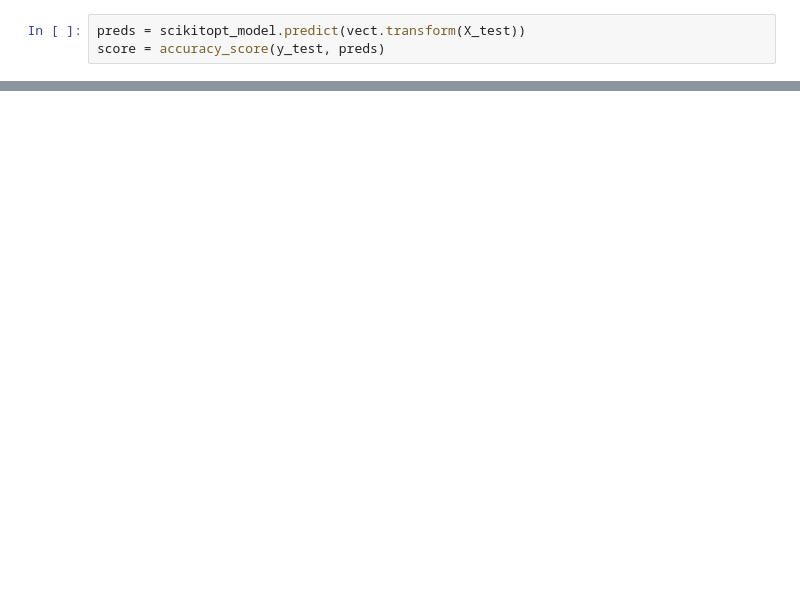
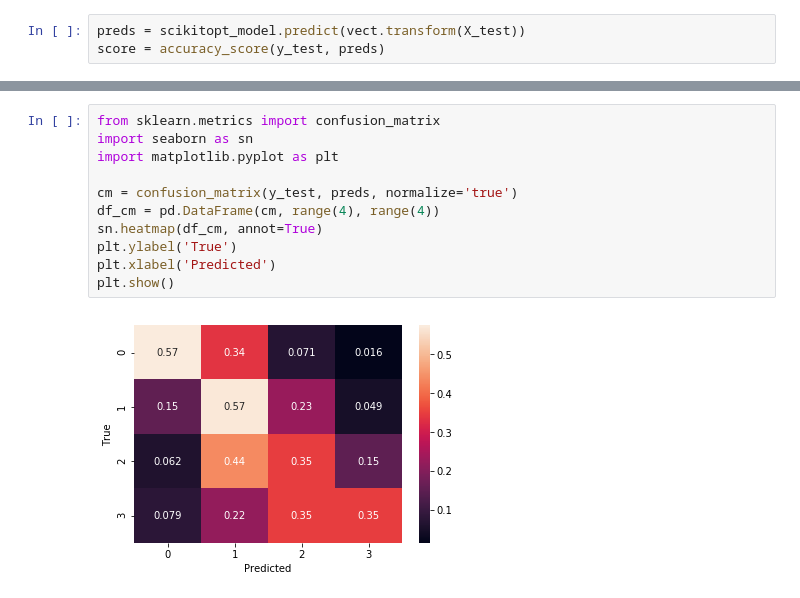
Before and after one commit to davidday99/twitter-data-collector, a Jupyter notebook: models/Sid's Models/naive-bayes-classifier.ipynb, the cells around one changed output, grey strips where cells are left out. Cells and saved outputs as stored; diff of their text form; blank space fills up the shorter version.

```diff
--- a/models/Sid's Models/naive-bayes-classifier.ipynb
+++ b/models/Sid's Models/naive-bayes-classifier.ipynb
@@ -199,0 +200,13 @@ print(score)
+# %%
+from sklearn.metrics import confusion_matrix
+import seaborn as sn
+import matplotlib.pyplot as plt
+
+cm = confusion_matrix(y_test, preds, normalize='true')
+df_cm = pd.DataFrame(cm, range(4), range(4))
+sn.heatmap(df_cm, annot=True)
+plt.ylabel('True')
+plt.xlabel('Predicted')
+plt.show()
+# %% [output]
+[figure, added]
```
Also changed, not shown: parts of 6 cells of this notebook.
